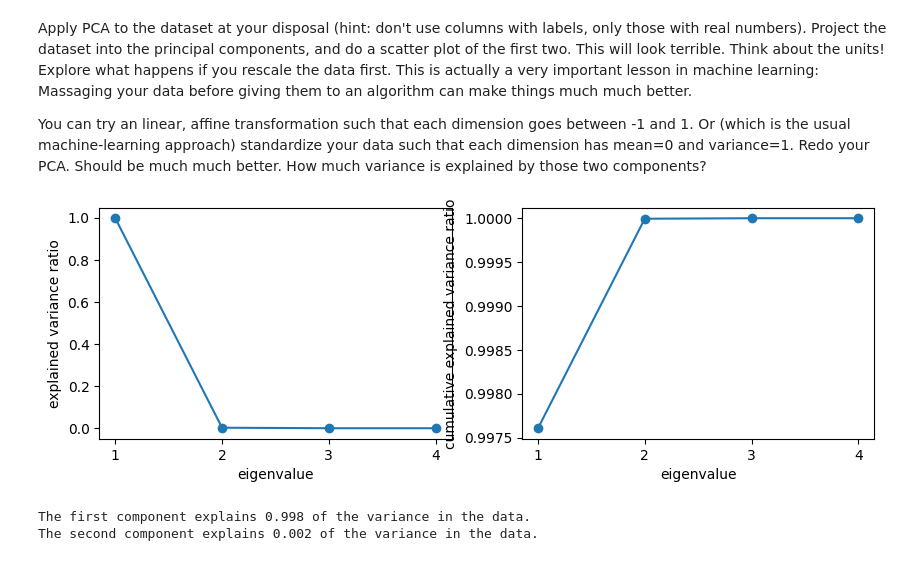
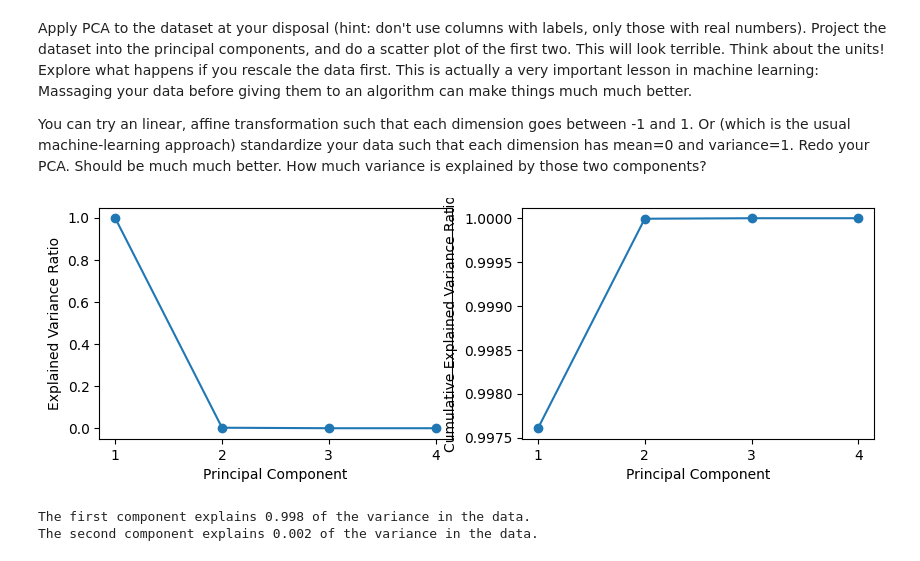
Before and after one commit to RiccardoBosoni/astrostatistics_bicocca_2025, a Jupyter notebook: working/15.ipynb, the cells around one changed output. Drawn from its saved outputs; the diff is of its cells as text; code cells hidden in the pictures.

```diff
--- a/working/15.ipynb
+++ b/working/15.ipynb
@@ -115,29 +115,30 @@ stars_transformed = pca.transform(df_stars.iloc[:, :4])
 # %%
 evals = pca.explained_variance_ratio_
 # Plot the results
+
 fig = plt.figure(figsize=(10, 3))
 
 ax = fig.add_subplot(121)
 
 ax.plot(range(1, n_components+1), evals)
 ax.scatter(range(1, n_components+1), evals)
 
-ax.set_xlabel("eigenvalue")
-ax.set_ylabel("explained variance ratio")
+ax.set_xlabel("Principal Component")  # ✅ CORRETTO
+ax.set_ylabel("Explained Variance Ratio")
 ax.set_xticks(range(1, n_components+1))
 
 ax = fig.add_subplot(122)
 
 ax.plot(range(1, n_components+1), evals.cumsum())
 ax.scatter(range(1, n_components+1), evals.cumsum())
 
-ax.set_xlabel("eigenvalue")
-ax.set_ylabel("cumulative explained variance ratio")
+ax.set_xlabel("Principal Component")  # ✅ CORRETTO
+ax.set_ylabel("Cumulative Explained Variance Ratio")
 ax.set_xticks(range(1, n_components+1))
 
 plt.show()
 # %% [output]
-[figure, old version]
+[figure, new version]
 # %%
 print("The first component explains {:.3f} of the variance in the data.".format(pca.explained_variance_ratio_[0]))
 print("The second component explains {:.3f} of the variance in the data.".format(pca.explained_variance_ratio_[1]))
```
